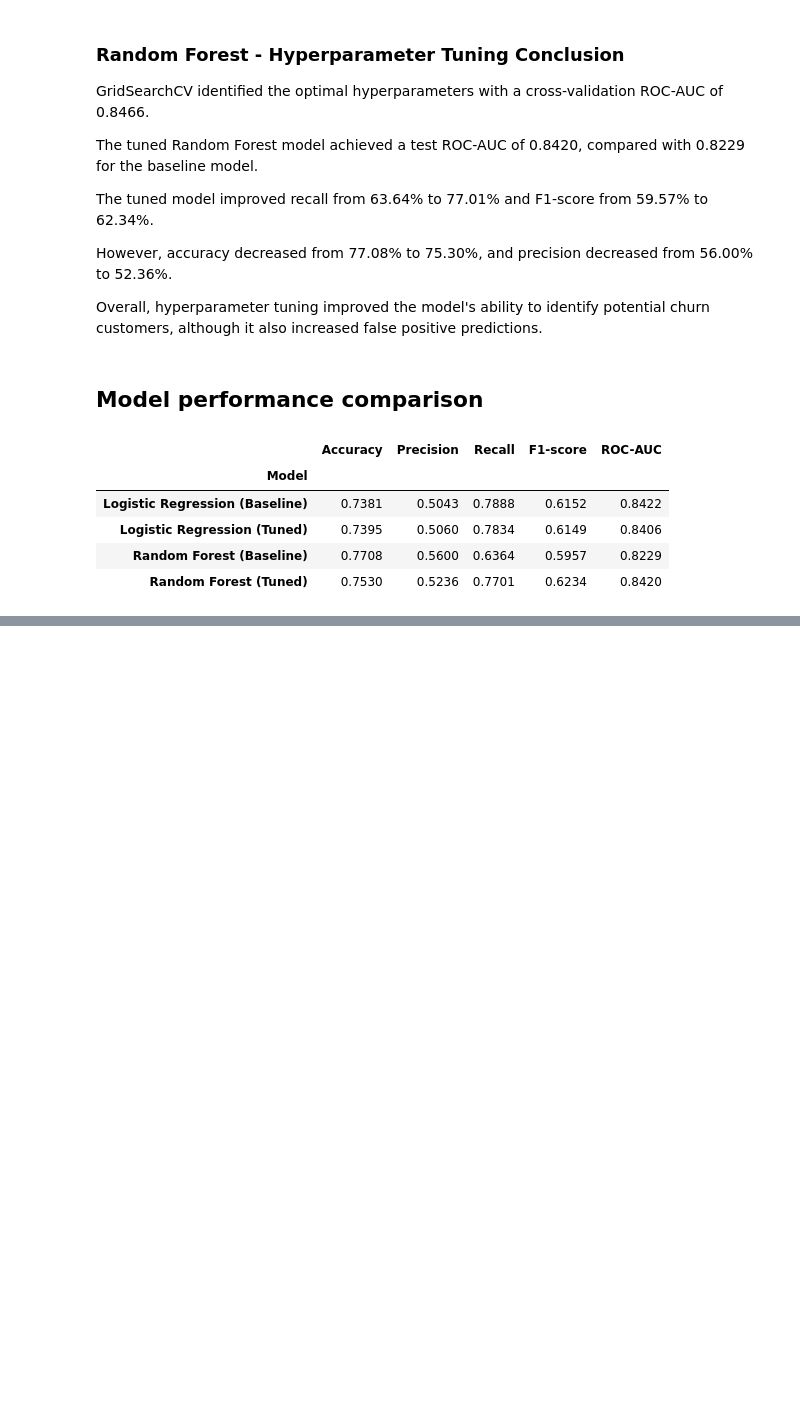
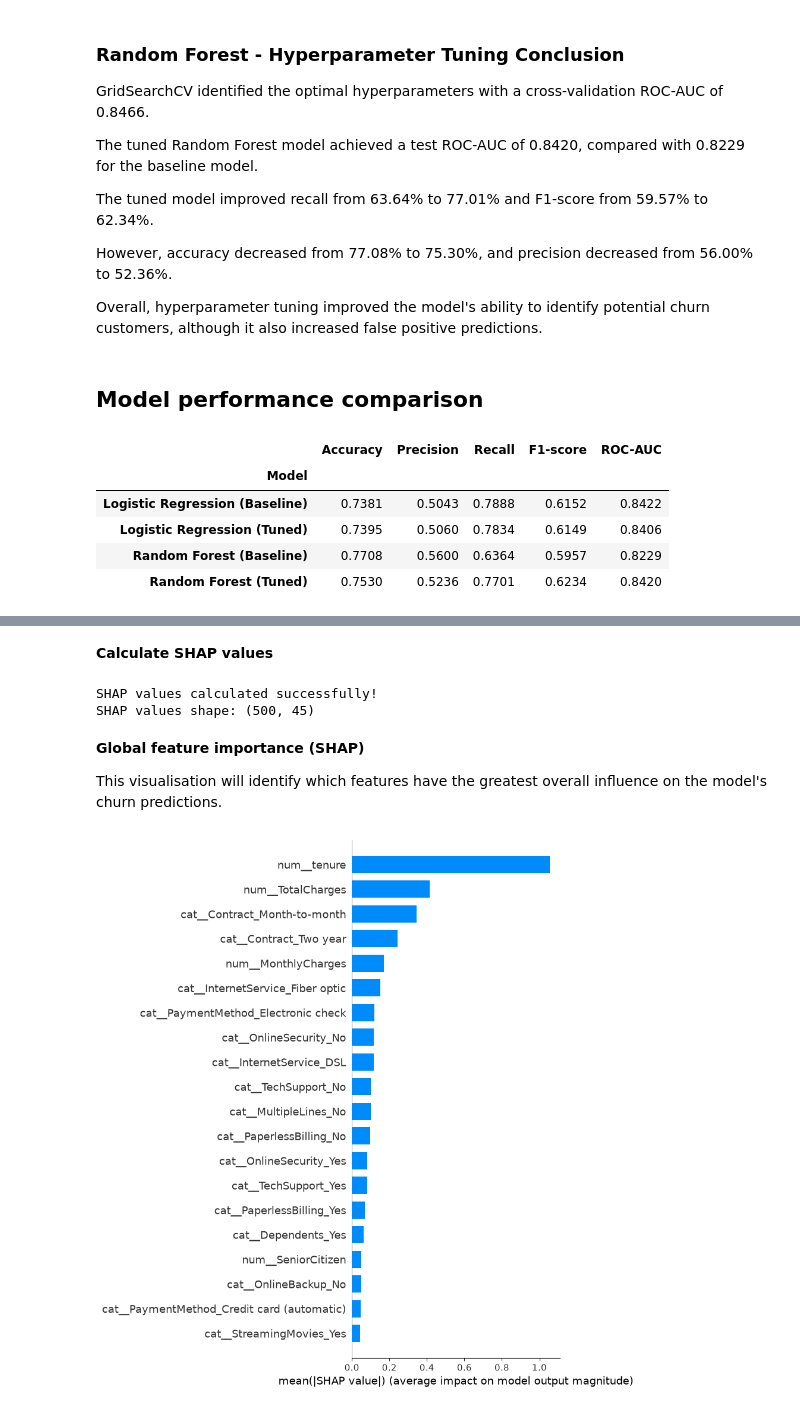
Before and after one commit to MalmEEE/customer-churn-prediction, a Jupyter notebook: notebooks/02_model_training.ipynb, the cells around one changed output, grey strips where cells are left out. Saved outputs shown, nothing was run; the diff lists cells and outputs as text; code cells hidden in the pictures; blank space fills up the shorter version.

```diff
--- a/notebooks/02_model_training.ipynb
+++ b/notebooks/02_model_training.ipynb
@@ -1555,0 +1985,11 @@ model_comparison.set_index('Model').style.format('{:.4f}').highlight_max(
+# %%
+# Create a background dataset for SHAP
+shap_background = X_train_processed
+
+# Create SHAP explainer for Logistic Regression
+shap_explainer = shap.LinearExplainer(
+    logistic_model,
+    shap_background
+)
+
+print("SHAP explainer created successfully!")
@@ -1555,0 +2011,36 @@ model_comparison.set_index('Model').style.format('{:.4f}').highlight_max(
+# %% [markdown]
+**Calculate SHAP values**
+# %%
+# Select a random sample of 500 customers from the test set
+rng = np.random.default_rng(42)
+
+shap_indices = rng.choice(
+    X_test_processed.shape[0],
+    size=500,
+    replace=False
+)
+
+X_shap = X_test_processed[shap_indices]
+
+# Calculate SHAP values
+shap_values = shap_explainer.shap_values(X_shap)
+
+print("SHAP values calculated successfully!")
+print("SHAP values shape:", shap_values.shape)
+# %% [output]
+SHAP values calculated successfully!
+SHAP values shape: (500, 45)
+# %% [markdown]
+**Global feature importance (SHAP)**
+
+This visualisation will identify which features have the greatest overall influence on the model's churn predictions.
+# %%
+# Global SHAP feature importance
+shap.summary_plot(
+    shap_values,
+    X_shap,
+    feature_names=feature_names,
+    plot_type="bar"
+)
+# %% [output]
+[figure, added]
```
Also changed, not shown: parts of 30 cells of this notebook.
